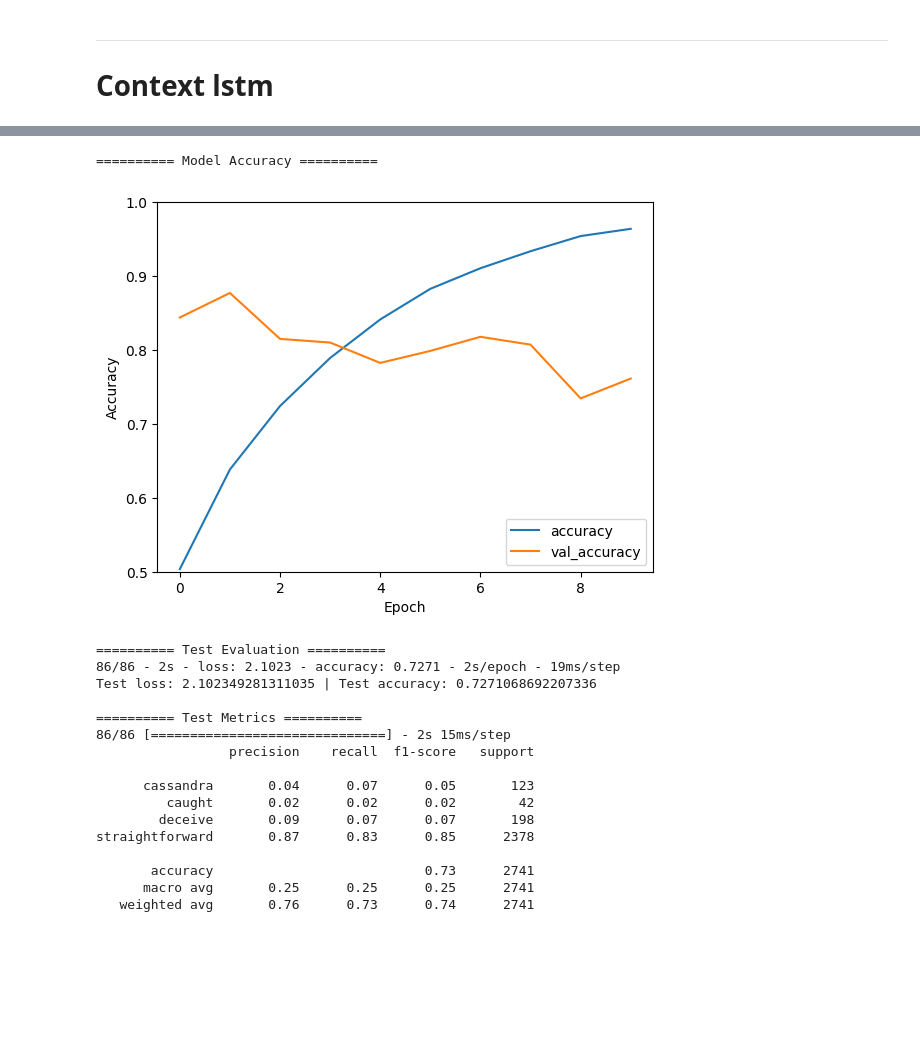
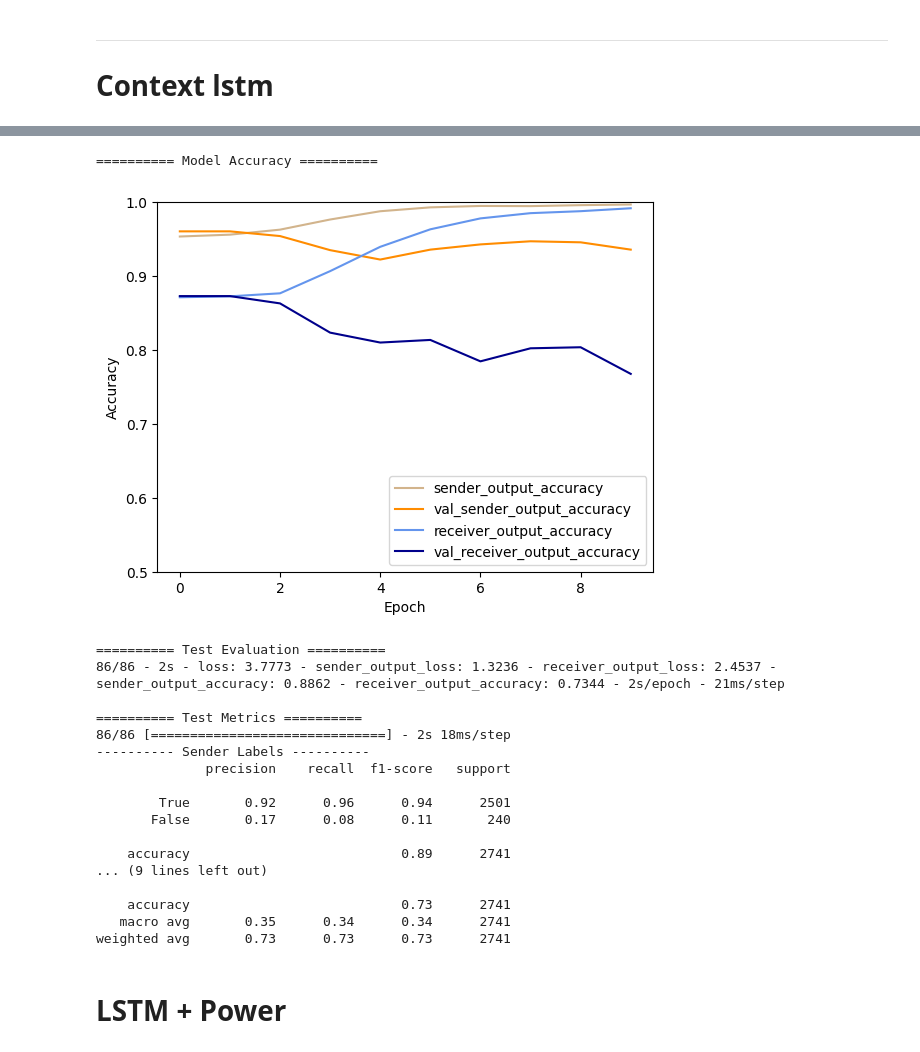
Before and after one commit to AdamKreitz/w266-final-project, a Jupyter notebook: lee2.ipynb, the cells around one changed output, grey strips where cells are left out. Cells and saved outputs as stored; diff of their text form; code cells hidden in the pictures; blank space fills up the shorter version.

```diff
--- a/lee2.ipynb
+++ b/lee2.ipynb
@@ -156,5 +164,5 @@ def EvaluateModel(model: tf.keras.Sequential, test_ds: tf.data.Dataset, test_tar
 # %%
-def Tokenize(tokenizer, df: pd.DataFrame, sequence_len = 300, smote = None) -> tuple:
+def Tokenize(tokenizer, df: pd.DataFrame, sequence_len: int = 300) -> tuple:
     """
     Makes a consistant return of tokenized and padded messages and previous messages.
     """
@@ -530,13 +553,14 @@ straightforward       0.87      0.79      0.83      2378
 
 # Context lstm
 # %%
-def create_lstm_model(
+def create_context_lstm_model(
         sequence_length: int = MAX_SEQUENCE_LEN,
-        embedding_output: int = 5,
+        embedding_output: int = EMBEDDING_OUTPUT_SIZE,
         vocab_size: int = VOCAB_SIZE,
-        lstm_size: int = 64,
-        hidden_size = 64,
-        learning_rate: float = 0.001,
+        lstm_size: int = LSTM_SIZE,
+        dropout: float = DROPOUT_RATE,
+        hidden_size = HIDDEN_LAYER_SIZE,
+        learning_rate: float = LEARNING_RATE,
     ):
 
     current_message_input = keras.layers.Input(shape=(sequence_length,), dtype=tf.int64, name='current_message_input')
@@ -546,14 +570,14 @@ def create_lstm_model(
         current_message_input,
         keras.layers.Embedding(vocab_size, embedding_output, input_length=sequence_length),
         keras.layers.LSTM(lstm_size),
-        keras.layers.Dropout(0.2)
+        keras.layers.Dropout(dropout)
     )
 
     previous_message_lstm = pipe(
         previous_message_input,
         keras.layers.Embedding(vocab_size, embedding_output, input_length=sequence_length),
         keras.layers.LSTM(lstm_size),
-        keras.layers.Dropout(0.2)
+        keras.layers.Dropout(dropout)
     )
 
     context_lstm_ouput = pipe(
@@ -562,13 +586,15 @@ def create_lstm_model(
             previous_message_lstm
         ],
         keras.layers.Concatenate(),
-        keras.layers.Dense(hidden_size),
-        keras.layers.Dense(4, activation='softmax')
+        keras.layers.Dense(hidden_size)
     )
+
+    sender_output = keras.layers.Dense(2, activation='softmax', name="sender_output")(context_lstm_ouput)
+    receiver_output = keras.layers.Dense(3, activation='softmax', name="receiver_output")(context_lstm_ouput)
 
     context_lstm_model = keras.Model(
         inputs=[current_message_input, previous_message_input],
-        outputs=context_lstm_ouput
+        outputs=[sender_output, receiver_output]
     )
 
     context_lstm_model.compile(
@@ -579,8 +605,6 @@ def create_lstm_model(
 
     return context_lstm_model
 # %%
-context_lstm_model = create_lstm_model(
-    embedding_output=128
-)
+context_lstm_model = create_context_lstm_model()
 context_lstm_model.summary()
 # %% [output]
@@ -604,8 +628,8 @@ ________________________________________________________________________________
 # %%
 context_lstm_history = context_lstm_model.fit(
     [train_encoded_padded, train_prev_encoded_padded],
-    y_train,
-    validation_data=([validation_encoded_padded, validation_prev_encoded_padded],validation_df['label_encoded']),
+    [train_df['sender_labels_encoded'], train_df['receiver_labels_encoded']],
+    validation_data=([validation_encoded_padded, validation_prev_encoded_padded], [validation_df['sender_labels_encoded'], validation_df['receiver_labels_encoded']]),
     epochs=10
 )
 # %% [output]
@@ -632,21 +656,24 @@ Epoch 10/10
 # %%
-EvaluateModel(context_lstm_model, [test_encoded_padded, test_prev_encoded_padded], test_df['label_encoded'], context_lstm_history, label_encoder)
+EvaluateModel(context_lstm_model, [test_encoded_padded, test_prev_encoded_padded], [test_df['sender_labels_encoded'], test_df['receiver_labels_encoded']], context_lstm_history)
 # %% [output]
 ========== Model Accuracy ==========
-[figure, old version]
+[figure, new version]
 ========== Test Evaluation ==========
-86/86 - 2s - loss: 2.1023 - accuracy: 0.7271 - 2s/epoch - 19ms/step
-Test loss: 2.102349281311035 | Test accuracy: 0.7271068692207336
+86/86 - 2s - loss: 3.7773 - sender_output_loss: 1.3236 - receiver_output_loss: 2.4537 - sender_output_accuracy: 0.8862 - receiver_output_accuracy: 0.7344 - 2s/epoch - 21ms/step
 
 ========== Test Metrics ==========
-86/86 [==============================] - 2s 15ms/step
-                 precision    recall  f1-score   support
+86/86 [==============================] - 2s 18ms/step
+---------- Sender Labels ----------
+              precision    recall  f1-score   support
 
-      cassandra       0.04      0.07      0.05       123
-         caught       0.02      0.02      0.02        42
-        deceive       0.09      0.07      0.07       198
-straightforward       0.87      0.83      0.85      2378
+        True       0.92      0.96      0.94      2501
+       False       0.17      0.08      0.11       240
 
-       accuracy                           0.73      2741
-      macro avg       0.25      0.25      0.25      2741
-   weighted avg       0.76      0.73      0.74      2741
+    accuracy                           0.89      2741
+... (9 lines left out)
+
+    accuracy                           0.73      2741
+   macro avg       0.35      0.34      0.34      2741
+weighted avg       0.73      0.73      0.73      2741
+# %% [markdown]
+# LSTM + Power
```
Also changed, not shown: parts of 24 cells of this notebook.
